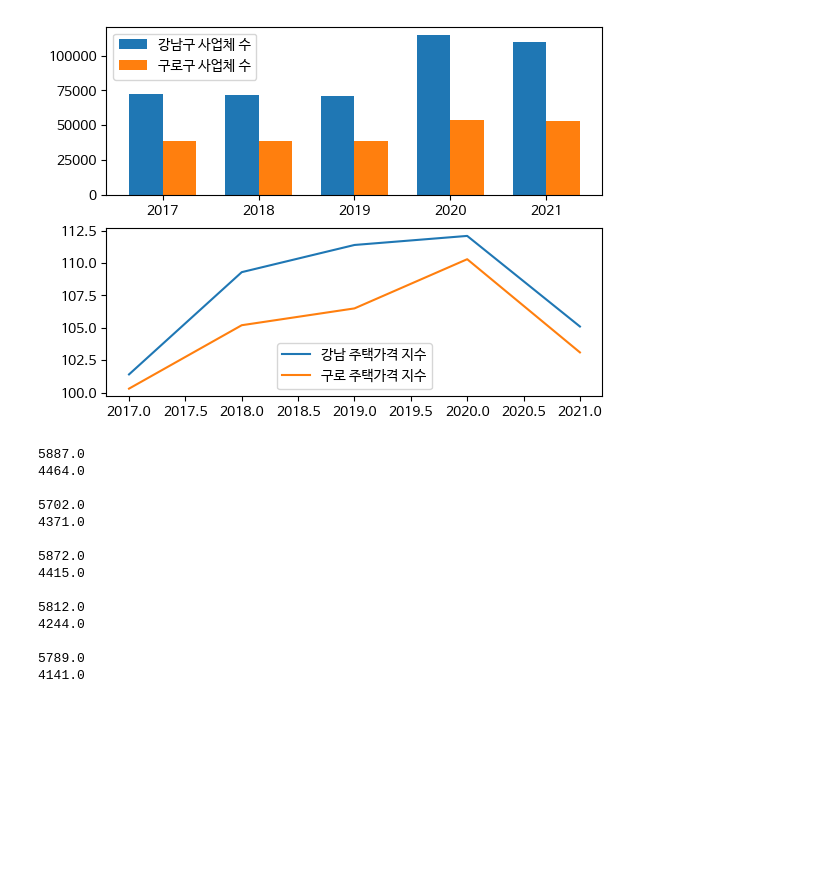
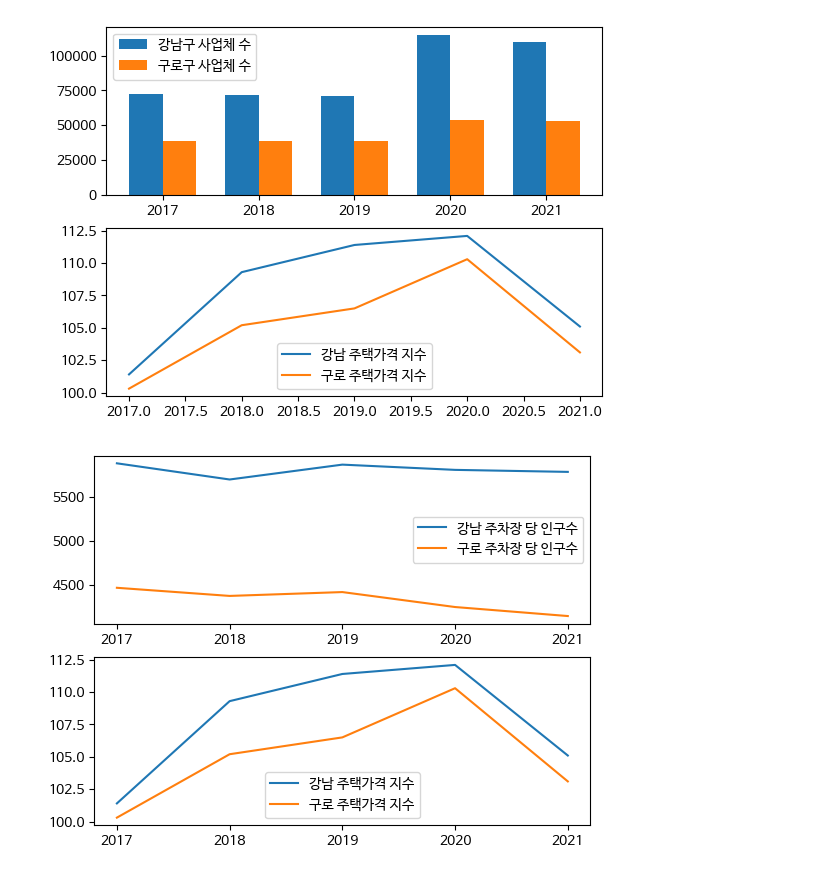
Before and after one commit to cav2280/dcx-1, a Jupyter notebook: main.ipynb, the cells around one changed output. Drawn from its saved outputs; the diff is of its cells as text; code cells hidden in the pictures; blank space fills up the shorter version.

```diff
--- a/main.ipynb
+++ b/main.ipynb
@@ -224,34 +224,23 @@ plt.show()
 # %%
 poppark_gangnam=[]
 poppark_guro=[]
 for year in range(2017,2022,1):
-    poppark_gangnam=float(float(population(year,'강남구'))//float(parkinglot(year,'강남구')))
-    poppark_guro=float(float(population(year,'구로구'))//float(parkinglot(year,'구로구')))
+    poppark_gangnam.append(float(float(population(year,'강남구'))//float(parkinglot(year,'강남구'))))
+    poppark_guro.append(float(float(population(year,'구로구'))//float(parkinglot(year,'구로구'))) )
 
 fig, (ax1, ax2) = plt.subplots(2, 1, sharex=False)
 
-ax1.bar(x_pos - bar_width/2, gangnam_business, bar_width, label='강남구 사업체 수')
-ax1.plot(yeardata,poppark_guro,label='주차장 당 인구수')
+
+ax1.plot(yeardata,poppark_gangnam,label='강남 주차장 당 인구수')
+ax1.plot(yeardata,poppark_guro,label='구로 주차장 당 인구수')
 ax2.plot(yeardata, gangnam_house, label='강남 주택가격 지수')
 ax2.plot(yeardata, guro_house, label='구로 주택가격 지수')
 
-ax1.set_xticks(1)
-ax1.set_xticklabels(yeardata)
+ax1.set_xticks(range(min(yeardata), max(yeardata)+1, 1))
+ax2.set_xticks(range(min(yeardata), max(yeardata)+1, 1))
+
 ax1.legend(loc='best')
 ax2.legend(loc='best')
 plt.show()
 # %% [output]
-5887.0
-4464.0
-
-5702.0
-4371.0
-
-5872.0
-4415.0
-
-5812.0
-4244.0
-
-5789.0
-4141.0
+[figure, added]
```
Also changed, not shown: parts of 1 cell of this notebook.
